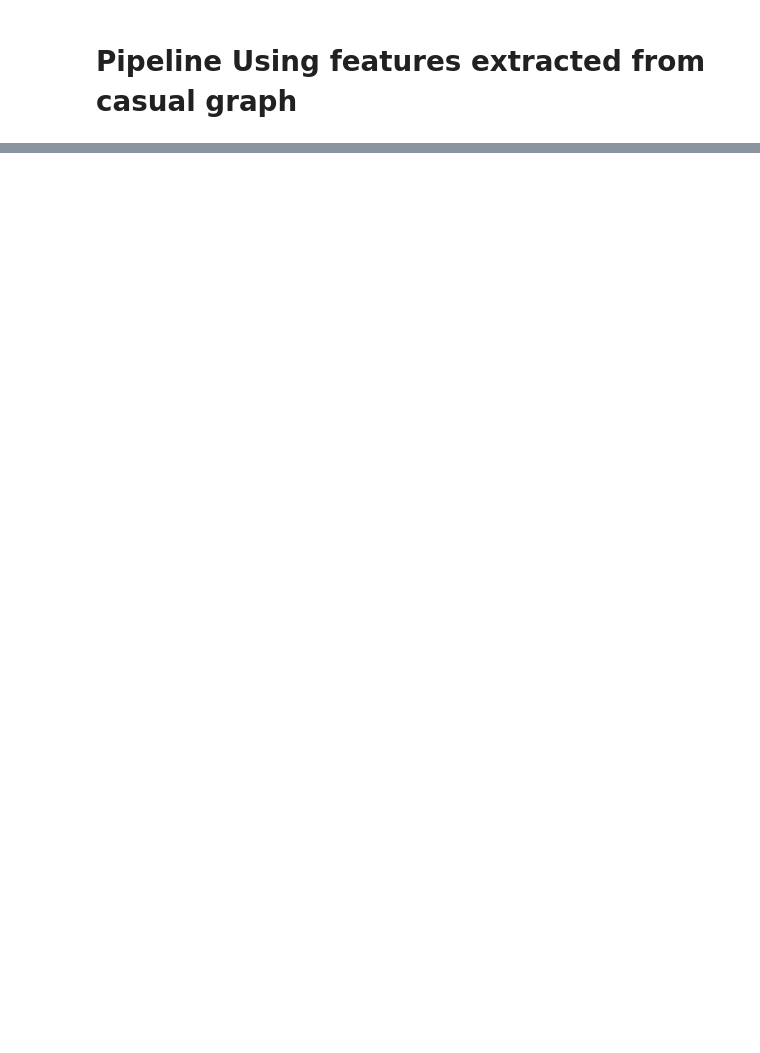
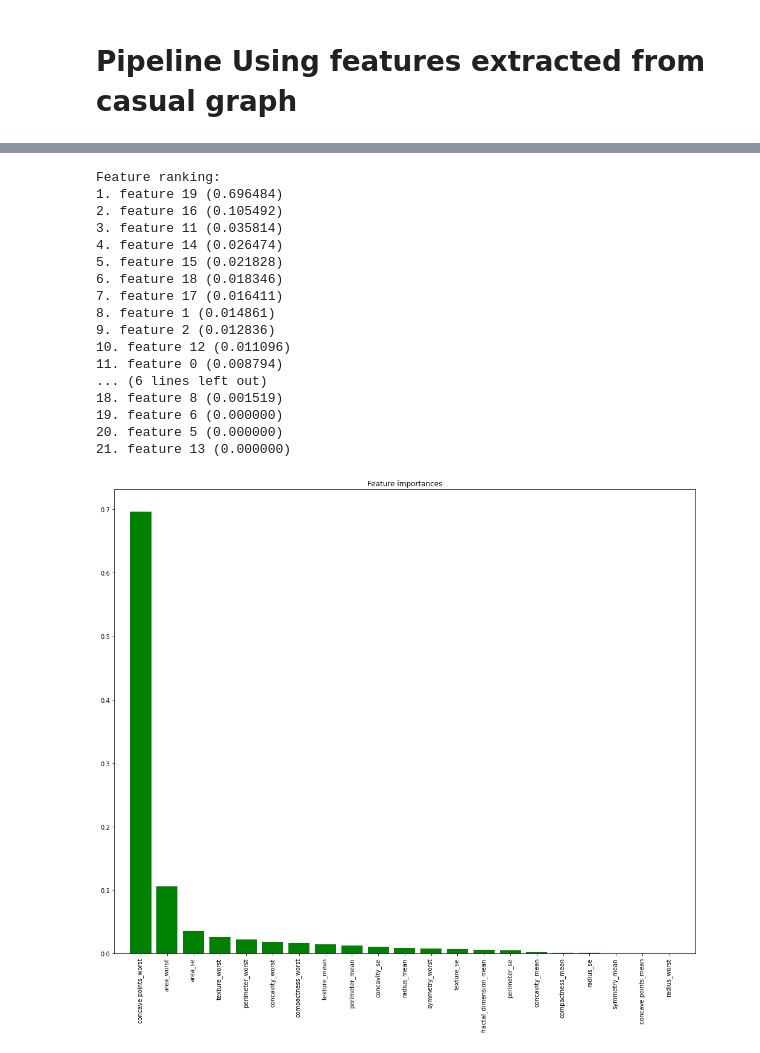
Before and after one commit to abel-blue/breastCancer-causal-Inference, a Jupyter notebook: notebooks/ml_model.ipynb, the cells around one changed output, grey strips where cells are left out. Cells and saved outputs as stored; diff of their text form; code cells hidden in the pictures; blank space fills up the shorter version.

Commit message:
added feature importance for descion tree model

```diff
--- a/notebooks/ml_model.ipynb
+++ b/notebooks/ml_model.ipynb
@@ -276,0 +274,2 @@ for col, val in sorted(zip(X_train.columns, dt_hp.feature_importances_),key=lamb
+# %%
+causality_df = df[casual_features]
@@ -276,0 +339,8 @@ for col, val in sorted(zip(X_train.columns, dt_hp.feature_importances_),key=lamb
+# %%
+# Dictionary of pipeline and classifier types for ease of reference:
+
+pipe_dict = { 0: 'Logistic Regression', 1: 'Decision Tree', 2:'RandomForest'}
+
+# fit the pipleline
+for pipe in pipeline:
+    pipe.fit(X_train, y_train)
@@ -276,0 +363,11 @@ for col, val in sorted(zip(X_train.columns, dt_hp.feature_importances_),key=lamb
+# %%
+# Define Decision Tree Model
+dt = DecisionTreeClassifier()
+# We fit our model with our train data
+dt.fit(X_train, y_train)
+# Then predict results from X_test data
+pred_dt = dt.predict(X_test)
+
+# See First 10 Predictions and They Actual Values
+print("Predicted:", pred_dt[0:10])
+print("Actual:", y_test[0:10])
@@ -276,0 +387,43 @@ for col, val in sorted(zip(X_train.columns, dt_hp.feature_importances_),key=lamb
+# %%
+import matplotlib.pyplot as plt
+clf_rf_5 = DecisionTreeClassifier()
+clr_rf_5 = clf_rf_5.fit(X_train,y_train)
+importances = clr_rf_5.feature_importances_
+# std = np.std([tree.feature_importances_ for tree in pipeline_dtc.estimators_],
+#              axis=0)
+indices = np.argsort(importances)[::-1]
+
+# Print the feature ranking
+print("Feature ranking:")
+
+for f in range(X_train.shape[1]):
+    print("%d. feature %d (%f)" % (f + 1, indices[f], importances[indices[f]]))
+
+# Plot the feature importances of the forest
+
+plt.figure(1, figsize=(14, 13))
+plt.title("Feature importances")
+plt.bar(range(X_train.shape[1]), importances[indices],
+       color="g", align="center")
+plt.xticks(range(X_train.shape[1]), X_train.columns[indices],rotation=90)
+plt.xlim([-1, X_train.shape[1]])
+plt.show()
+# %% [output]
+Feature ranking:
+1. feature 19 (0.696484)
+2. feature 16 (0.105492)
+3. feature 11 (0.035814)
+4. feature 14 (0.026474)
+5. feature 15 (0.021828)
+6. feature 18 (0.018346)
+7. feature 17 (0.016411)
+8. feature 1 (0.014861)
+9. feature 2 (0.012836)
+10. feature 12 (0.011096)
+11. feature 0 (0.008794)
+... (6 lines left out)
+18. feature 8 (0.001519)
+19. feature 6 (0.000000)
+20. feature 5 (0.000000)
+21. feature 13 (0.000000)
+[figure, added]
```
Also changed, not shown: parts of 19 cells of this notebook.
